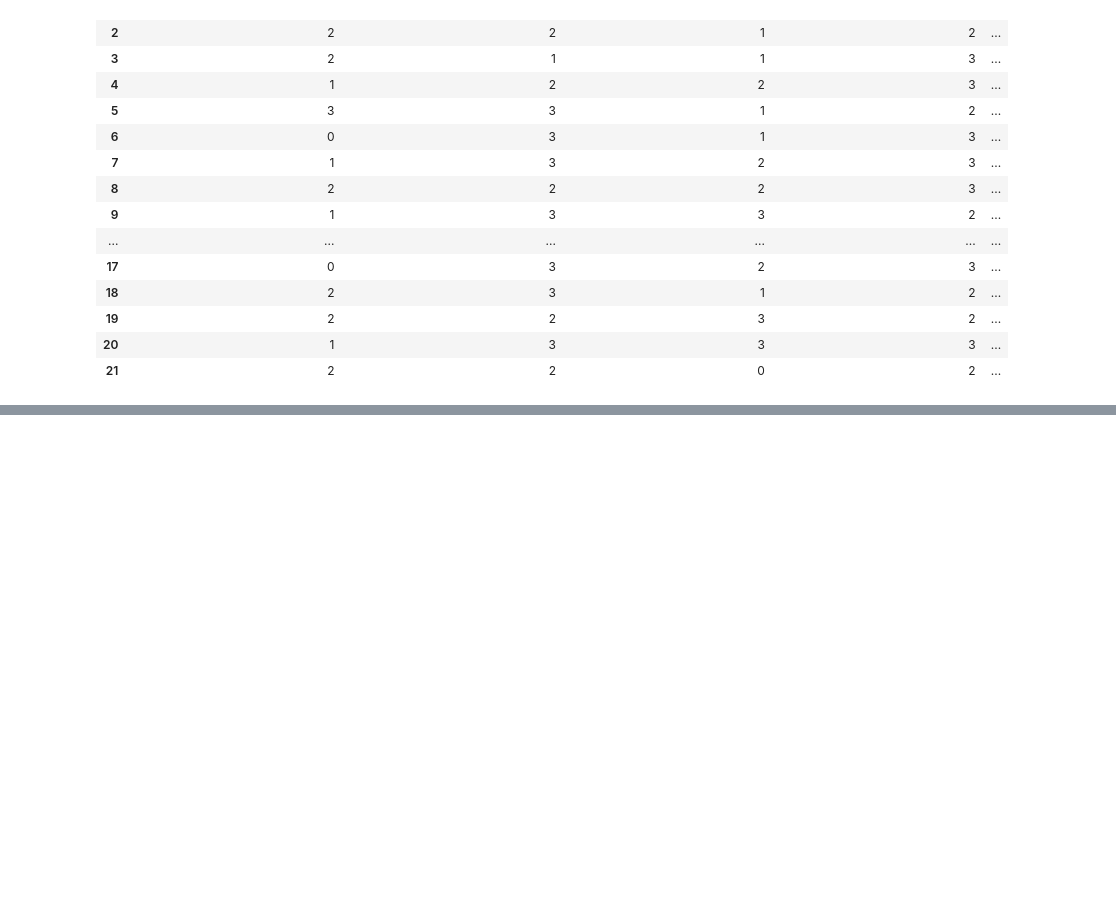
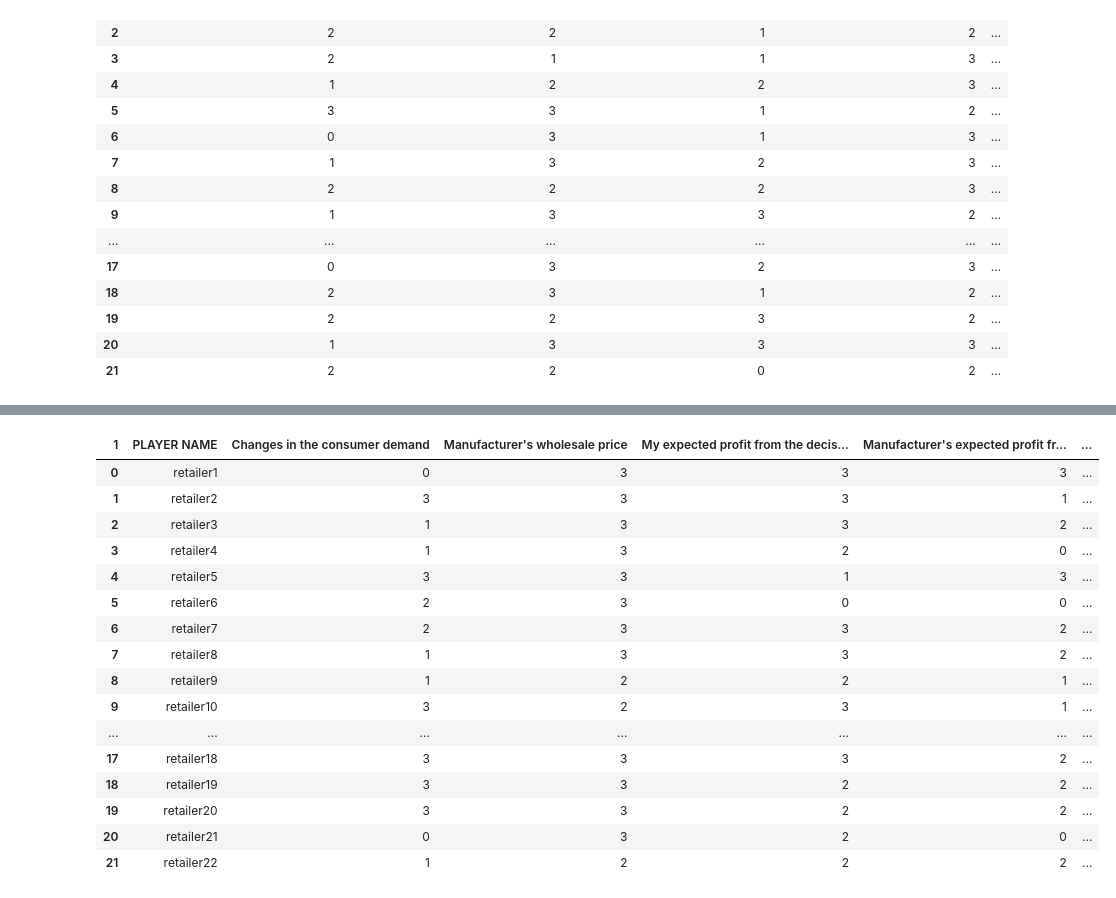
Before and after one commit to SerhanTelatar/Supply-Chain-Decision-Analysis, a Jupyter notebook: Notebooks/personality/wholesale_price_contract.ipynb, the cells around one changed output, grey strips where cells are left out. Saved outputs shown, nothing was run; the diff lists cells and outputs as text; code cells hidden in the pictures; blank space fills up the shorter version.

```diff
--- a/Notebooks/personality/wholesale_price_contract.ipynb
+++ b/Notebooks/personality/wholesale_price_contract.ipynb
@@ -191,3 +192,6 @@ wholesale_price_contract_post_experiment_manufacturer
 | 21 | 2 | 2 | 0 | 2 | ... |
 # %%
 wholesale_price_contract_post_experiment_manufacturer.to_csv('../../Datasets/wholesale_price_contract_post_experiment_manufacturer.csv', index=False)
+# %%
+wholesale_price_contract_post_experiment_retailer = wholesale_price_contract_post_experiment.iloc[22:,:11]
+wholesale_price_contract_post_experiment_retailer.head()
@@ -193,0 +218,23 @@ wholesale_price_contract_post_experiment_manufacturer.to_csv('../../Datasets/who
+# %%
+for i in wholesale_price_contract_post_experiment_retailer.columns[1:]:
+    changer(i, wholesale_price_contract_post_experiment_retailer)
+wholesale_price_contract_post_experiment_retailer.reset_index(drop=True, inplace = True)
+wholesale_price_contract_post_experiment_retailer
+# %% [output]
+| 1 | PLAYER NAME | Changes in the consumer demand | Manufacturer's wholesale price | My expected profit from the decis... | Manufacturer's expected profit fr... | ... |
+| 0 | retailer1 | 0 | 3 | 3 | 3 | ... |
+| 1 | retailer2 | 3 | 3 | 3 | 1 | ... |
+| 2 | retailer3 | 1 | 3 | 3 | 2 | ... |
+| 3 | retailer4 | 1 | 3 | 2 | 0 | ... |
+| 4 | retailer5 | 3 | 3 | 1 | 3 | ... |
+| 5 | retailer6 | 2 | 3 | 0 | 0 | ... |
+| 6 | retailer7 | 2 | 3 | 3 | 2 | ... |
+| 7 | retailer8 | 1 | 3 | 3 | 2 | ... |
+| 8 | retailer9 | 1 | 2 | 2 | 1 | ... |
+| 9 | retailer10 | 3 | 2 | 3 | 1 | ... |
+| ... | ... | ... | ... | ... | ... | ... |
+| 17 | retailer18 | 3 | 3 | 3 | 2 | ... |
+| 18 | retailer19 | 3 | 3 | 2 | 2 | ... |
+| 19 | retailer20 | 3 | 3 | 2 | 2 | ... |
+| 20 | retailer21 | 0 | 3 | 2 | 0 | ... |
+| 21 | retailer22 | 1 | 2 | 2 | 2 | ... |
```
Also changed, not shown: parts of 4 cells of this notebook.
